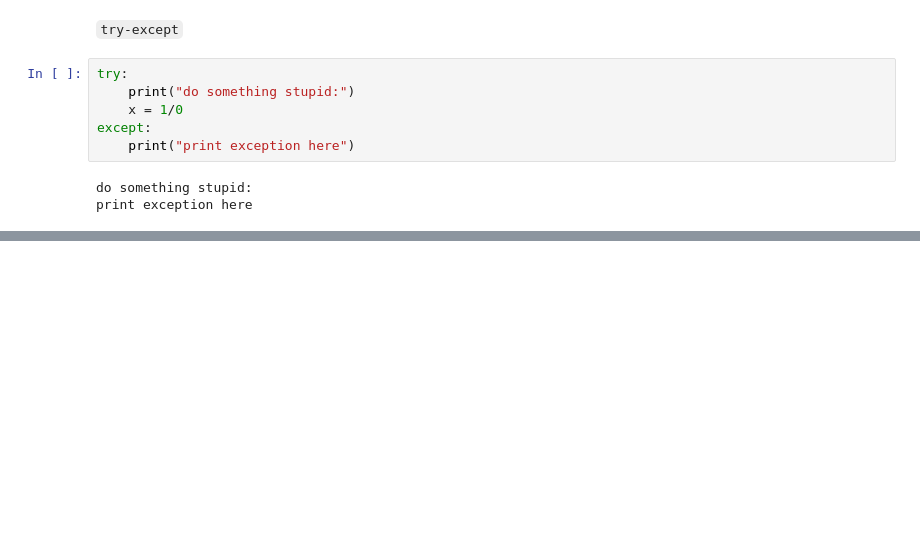
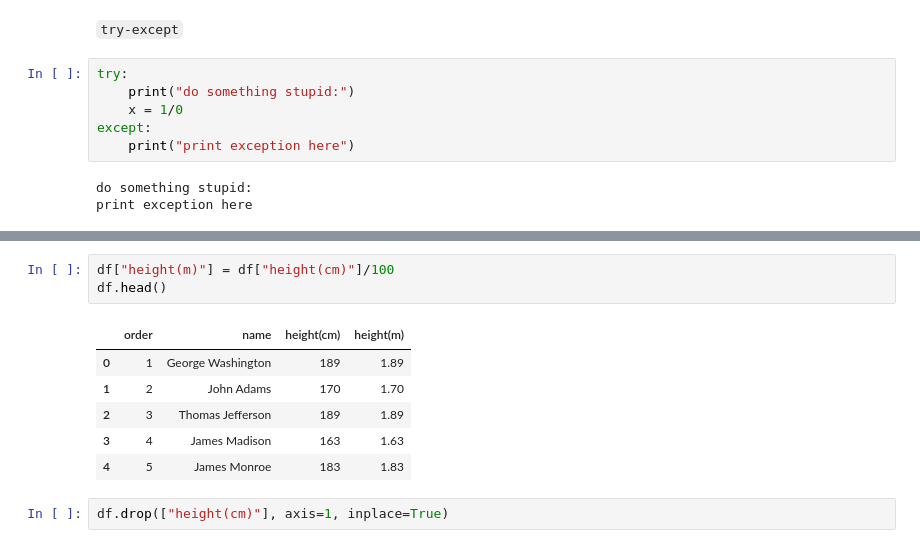
Before and after one commit to aidino/funix, a Jupyter notebook: others/c1-ontapcuoimon.ipynb, the cells around one changed output, grey strips where cells are left out. Drawn from its saved outputs; the diff is of its cells as text; blank space fills up the shorter version.

```diff
--- a/others/c1-ontapcuoimon.ipynb
+++ b/others/c1-ontapcuoimon.ipynb
@@ -181,0 +525,12 @@ Lý do chính là trong python, mọi thứ đều là `object`, do đó hàm c
+# %%
+df["height(m)"] = df["height(cm)"]/100
+df.head()
+# %% [output]
+|  | order | name | height(cm) | height(m) |
+| 0 | 1 | George Washington | 189 | 1.89 |
+| 1 | 2 | John Adams | 170 | 1.70 |
+| 2 | 3 | Thomas Jefferson | 189 | 1.89 |
+| 3 | 4 | James Madison | 163 | 1.63 |
+| 4 | 5 | James Monroe | 183 | 1.83 |
+# %%
+df.drop(["height(cm)"], axis=1, inplace=True)
```
Also changed, not shown: parts of 91 cells of this notebook, 2 other files.
